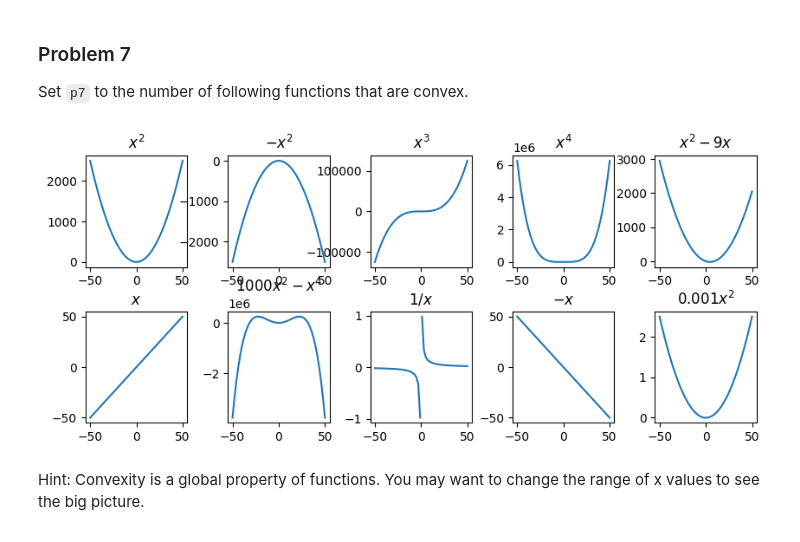
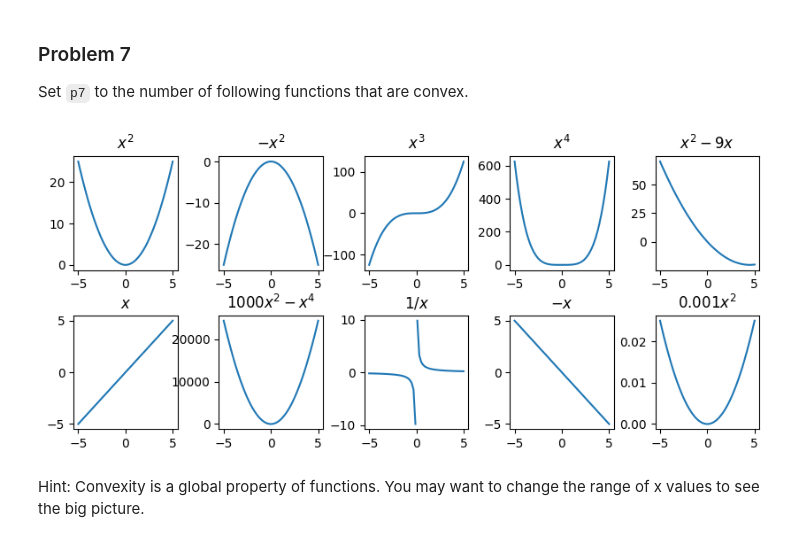
Before and after one commit to chenmichael2/dx601-homework-04, a Jupyter notebook: homework.ipynb, the cells around one changed output. Saved outputs shown, nothing was run; the diff lists cells and outputs as text; code cells hidden in the pictures.

```diff
--- a/homework.ipynb
+++ b/homework.ipynb
@@ -178,7 +178,7 @@ Set `p7` to the number of following functions that are convex.
 # %%
 # @ title Functions to Check for Convexity
 
-xs = np.linspace(-50, 50)
+xs = np.linspace(-5, 5)
 
 plt.figure(figsize=(10, 4))
 plt.subplot(2, 5, 1)
@@ -197,34 +197,34 @@ plt.subplot(2, 5, 4)
 plt.plot(xs, xs**4)
 plt.title("$x^4$")
 
 plt.subplot(2, 5, 5)
 plt.plot(xs, xs*xs - 9 * xs)
 plt.title("$x^2 - 9x$")
 
 plt.subplot(2, 5, 6)
 plt.plot(xs, xs)
 plt.title("$x$")
 
 plt.subplot(2, 5, 7)
 plt.plot(xs, -xs**4+1000 * xs**2)
 plt.title("$1000x^2 - x^4$")
 
 plt.subplot(2, 5, 8)
 plt.plot([x for x in xs if x > 0], [1 / x for x in xs if x > 0], color="C0")
 plt.plot([x for x in xs if x < 0], [1 / x for x in xs if x < 0], color="C0")
 plt.title("$1/x$")
 
 plt.subplot(2, 5, 9)
 plt.plot(xs, -xs)
 plt.title("$-x$")
 
 plt.subplot(2, 5, 10)
 plt.plot(xs, 0.001 * xs**2)
 plt.title("$0.001 x^2$")
 
 plt.subplots_adjust(hspace=0.4, wspace=0.4);
 # %% [output]
-[figure, old version]
+[figure, new version]
 # %% [markdown]
 Hint: Convexity is a global property of functions.
 You may want to change the range of x values to see the big picture.
```
Also changed, not shown: parts of 5 cells of this notebook.
